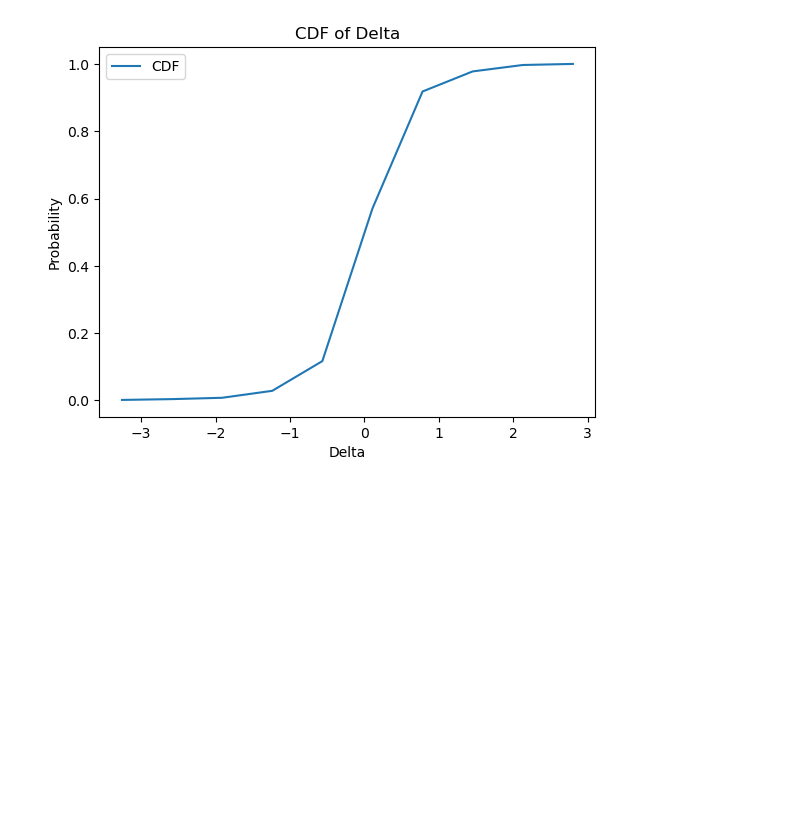
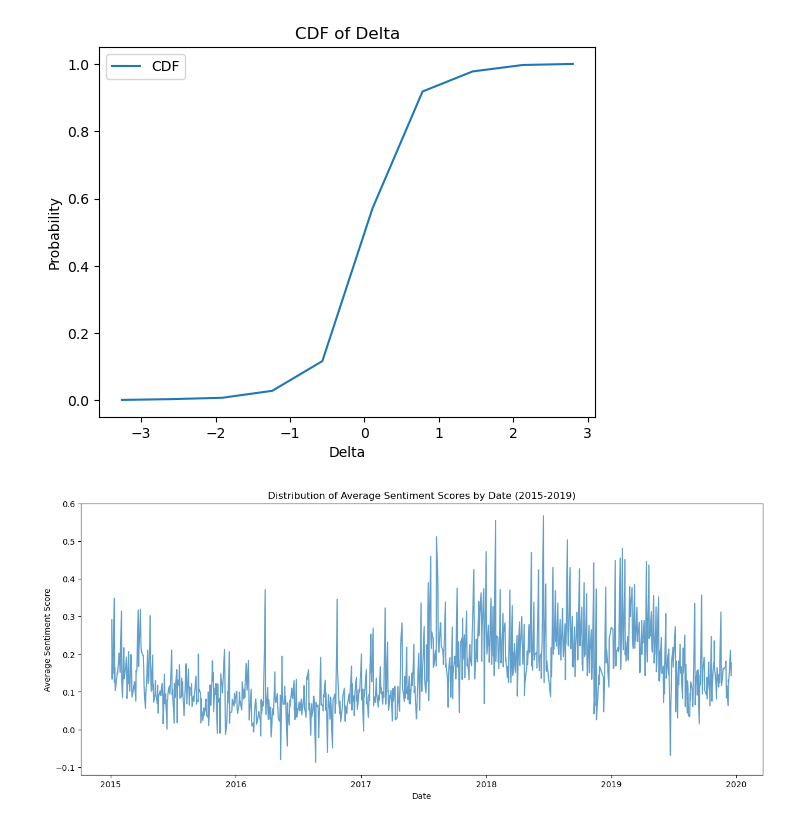
Before and after one commit to naronchen/sentiment-integration-for-tech-stock-forecasting, a Jupyter notebook: visualization/visual.ipynb, the cells around one changed output. Drawn from its saved outputs; the diff is of its cells as text; code cells hidden in the pictures; blank space fills up the shorter version.

```diff
--- a/visualization/visual.ipynb
+++ b/visualization/visual.ipynb
@@ -81,3 +81,27 @@ plt.legend()
 plt.show()
 # %% [output]
 [figure]
+# %%
+
+import pandas as pd
+import matplotlib.pyplot as plt
+df_new = pd.read_csv('../Ultimate_AAPL_filtered.csv')
+
+# Assuming the data is in a variable named 'data'
+df = pd.DataFrame(df_new)
+
+# Convert the 'post_date' column to a datetime object and extract the date
+df['post_date'] = pd.to_datetime(df['post_date']).dt.date
+
+# Group the data by date and calculate the mean compound score
+mean_compound_scores = df.groupby('post_date')['compound_score'].mean().reset_index()
+
+# Create the plot
+plt.figure(figsize=(15, 6))
+plt.plot(mean_compound_scores['post_date'], mean_compound_scores['compound_score'], alpha=0.7)
+plt.xlabel('Date')
+plt.ylabel('Average Sentiment Score')
+plt.title('Distribution of Average Sentiment Scores by Date (2015-2019)')
+plt.show()
+# %% [output]
+[figure, added]
```
Also changed, not shown: parts of 4 cells of this notebook, 10 other files.
